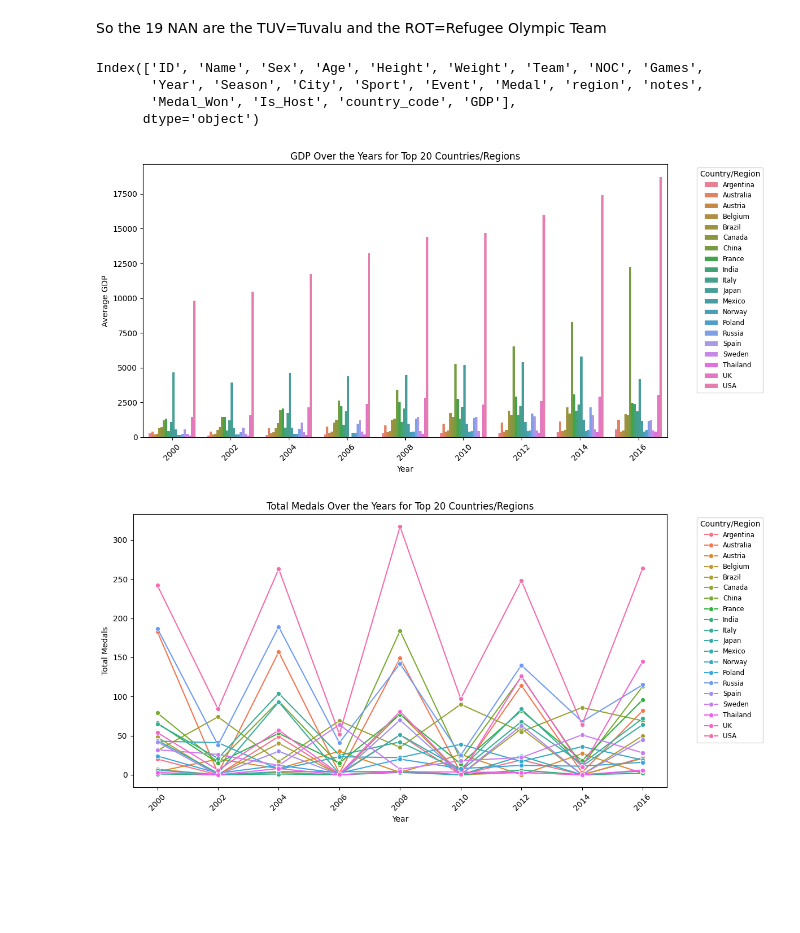
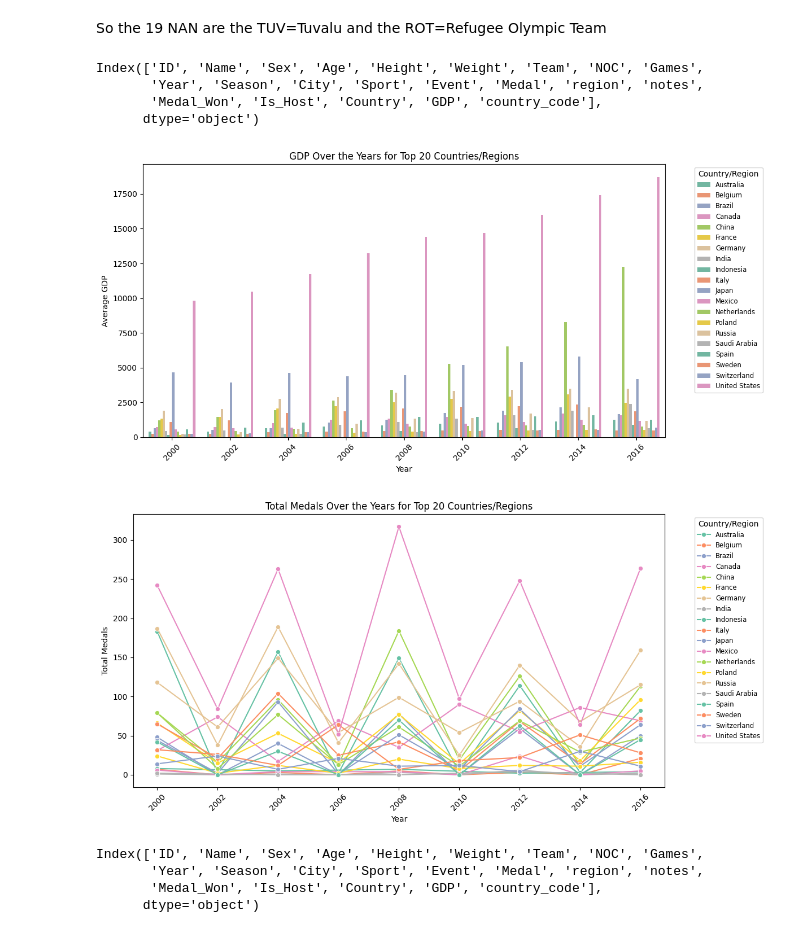
Before and after one commit to fabiohj7/DSA2-Final_Project, a Jupyter notebook: in_testing.ipynb, the cells around one changed output. Saved outputs shown, nothing was run; the diff lists cells and outputs as text; code cells hidden in the pictures; blank space fills up the shorter version.

```diff
--- a/in_testing.ipynb
+++ b/in_testing.ipynb
@@ -579,3 +545,5 @@ df_grouped[df_grouped['Country'] == 'Netherlands']
+# %%
+merged_data.loc[merged_data['NOC'] == 'USA','region']='United States'
 # %%
 # Merge cleaned_data with GDP data on 'Country' and 'Year'
 medal_gdp_data = merged_data.merge(df_grouped[['Year', 'Country', 'GDP']],
@@ -606,4 +590,4 @@ print(medal_gdp_data.head())
 # %%
 # medal_gdp_data.loc[medal_gdp_data['country_code'] == 'SGP', 'region'] = 'Singapore'
-medal_gdp_data[medal_gdp_data['NOC']== 'NED']
-# medal_gdp_data.loc[medal_gdp_data['region'] == 'Netherlands', 'country_code'] = 'NED'
+#medal_gdp_data[medal_gdp_data['NOC']== 'NED']
+medal_gdp_data.loc[medal_gdp_data['region'] == 'Netherlands', 'country_code'] = 'NED'
@@ -624,3 +630,5 @@ medal_gdp_data[medal_gdp_data['NOC']== 'NED']
+# %%
+medal_gdp_data.loc[medal_gdp_data['NOC'] == 'SGP', 'region'] = 'Singapore'
 # %%
 # Filter the data for the years 1999 to 2022 and get the unique country codes
 # Check for NaN values in the 'region' column using isnull()
@@ -643,39 +651,43 @@ filtered_data_temp.columns
 # %% [output]
 Index(['ID', 'Name', 'Sex', 'Age', 'Height', 'Weight', 'Team', 'NOC', 'Games',
        'Year', 'Season', 'City', 'Sport', 'Event', 'Medal', 'region', 'notes',
-       'Medal_Won', 'Is_Host', 'country_code', 'GDP'],
+       'Medal_Won', 'Is_Host', 'Country', 'GDP', 'country_code'],
       dtype='object')
 # %%
 import seaborn as sns
 import matplotlib.pyplot as plt
 
 # Aggregate GDP data by country and year
 gdp_over_years = filtered_data_temp.groupby(['Year', 'region']).agg(
     GDP=('GDP', 'mean')
 ).reset_index()
 
 # Sort by GDP and get the top 20 countries based on average GDP
 top_20_countries = gdp_over_years.groupby('region')['GDP'].mean().sort_values(ascending=False).head(20).index
 top_20_gdp = gdp_over_years[gdp_over_years['region'].isin(top_20_countries)]
 
+# Define a custom color palette
+# You can specify colors manually or use a Seaborn palette like "Set2", "Set3", or "tab20"
+unique_colors = sns.color_palette("Set2", n_colors=len(top_20_countries))
+
 # Plot GDP over the years for the top 20 countries
 plt.figure(figsize=(12, 6))
-sns.barplot(data=top_20_gdp, x='Year', y='GDP', hue='region')
+sns.barplot(data=top_20_gdp, x='Year', y='GDP', hue='region', palette=unique_colors)
 
 # Title and labels
 plt.title('GDP Over the Years for Top 20 Countries/Regions')
 plt.xlabel('Year')
 plt.ylabel('Average GDP')
 plt.xticks(rotation=45)
 
 # Adjust the legend to avoid overlap
 plt.legend(title='Country/Region', bbox_to_anchor=(1.05, 1), loc='upper left', fontsize='small')
 
 # Show the plot
 plt.tight_layout()  # Ensures that the plot elements fit within the figure
 plt.show()
 # %% [output]
-[figure, old version]
+[figure, new version]
 # %%
 import seaborn as sns
 import matplotlib.pyplot as plt
@@ -691,7 +703,7 @@ top_20_medals = medals_over_years[medals_over_years['region'].isin(top_20_countr
 
 # Plot the number of medals won over the years for the top 20 countries
 plt.figure(figsize=(12, 6))
-sns.lineplot(data=top_20_medals, x='Year', y='Total_Medals', hue='region', marker='o')
+sns.lineplot(data=top_20_medals, x='Year', y='Total_Medals', hue='region', marker='o', palette=unique_colors)
 
 # Title and labels
 plt.title('Total Medals Over the Years for Top 20 Countries/Regions')
@@ -706,7 +718,14 @@ plt.legend(title='Country/Region', bbox_to_anchor=(1.05, 1), loc='upper left', f
 plt.tight_layout()  # Ensures that the plot elements fit within the figure
 plt.show()
 # %% [output]
-[figure, old version]
+[figure, new version]
+# %%
+filtered_data_temp.columns
+# %% [output]
+Index(['ID', 'Name', 'Sex', 'Age', 'Height', 'Weight', 'Team', 'NOC', 'Games',
+       'Year', 'Season', 'City', 'Sport', 'Event', 'Medal', 'region', 'notes',
+       'Medal_Won', 'Is_Host', 'Country', 'GDP', 'country_code'],
+      dtype='object')
 # %%
 import seaborn as sns
 import matplotlib.pyplot as plt
```
Also changed, not shown: parts of 57 cells of this notebook.
